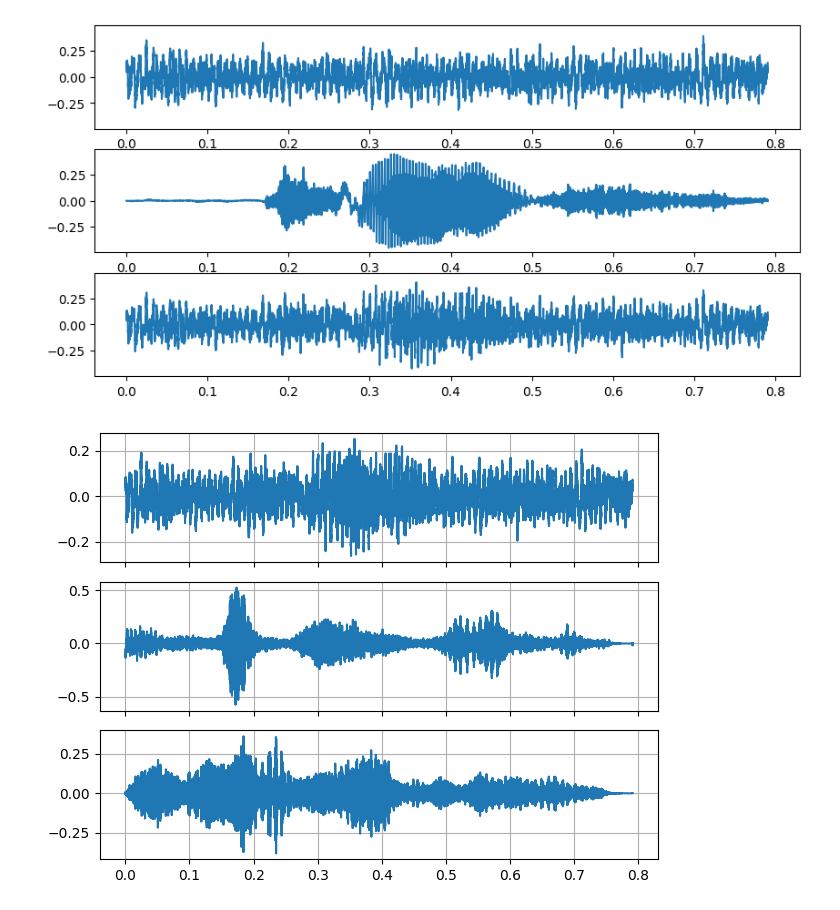
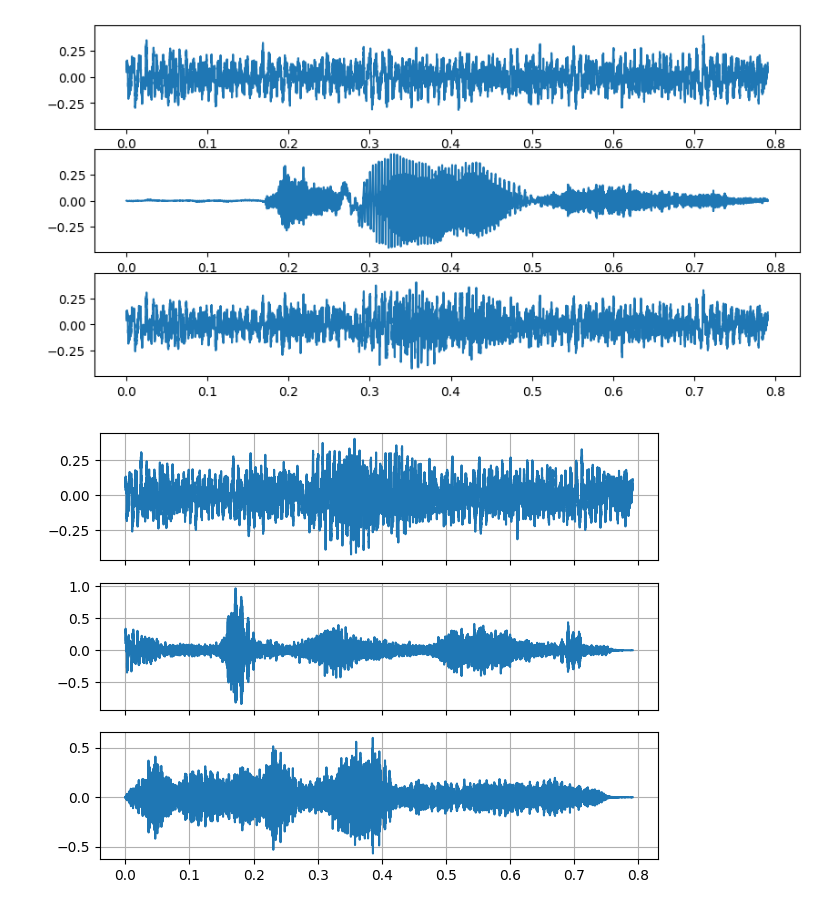
Before and after one commit to SavineMartens/NeuroVocSavine, a Jupyter notebook: experiments/paper_plots.ipynb, the cells around one changed output. Drawn from its saved outputs; the diff is of its cells as text; code cells hidden in the pictures.

```diff
--- a/experiments/paper_plots.ipynb
+++ b/experiments/paper_plots.ipynb
@@ -6,14 +6,13 @@ import librosa
 
 from IPython.display import Audio
 import matplotlib
+import scipy
 matplotlib.rcParams['pdf.fonttype'] = 42
 matplotlib.rcParams['ps.fonttype'] = 42
 
-from run_reconstruction import *
+from neurovoc import bruce, reconstruct, specres
 
-data_path = "/home/nobeljpde1/abt/src/abt/data/sounds"
-files = os.listdir(data_path)
-din026 = "/home/nobeljpde1/abt/fade_projects/din-bruce4/_corpus/train/tripletnoise/snr+10/rep02/026.wav"
+data_path = "../data"
 
 def get_spectrogram(y, sr, n_fft, hops):
     S = librosa.feature.melspectrogram(
@@ -514,5 +437,12 @@ plt.yscale("log")
 # %% [output]
 [figure]
 # %%
-res = reconstruct(choice, 0)
-orig_specres, reconstructed_specres, fs, *_ = res
+specres_choice_ng = specres(choice)
+reconstructed_specres = reconstruct(specres_choice_ng)
+
+bruce_choice_ng = bruce(choice)
+reconstructed_bruce = reconstruct(bruce_choice_ng)
+
+original, fs = librosa.load(choice, sr=44100)
+reconstructed_bruce = scipy.signal.resample(reconstructed_bruce, original.size)
+reconstructed_specres = scipy.signal.resample(reconstructed_specres, original.size)
@@ -600,7 +527,7 @@ def scale_to_target_dbfs(y, target_dbfs):
 
 # choice
 snr = -4
-noise = "/home/nobeljpde1/abt/data/tripletnoise.wav"
+noise = os.path.join(data_path, "din/tripletnoise.wav")
 noise_y, sr = librosa.load(noise, sr=None)
 choice_y, sr = librosa.load(choice, sr=sr)
 noise_seg = noise_y[100:100+ len(choice_y)]
@@ -624,18 +548,25 @@ orig_specres, reconstructed_specres, fs, *_ = res
 # %%
-res = reconstruct(filename, 1)
-orig_bruce, reconstructed_bruce, fs, *_ = res
+specres_choice_ng = specres(filename)
+reconstructed_specres = reconstruct(specres_choice_ng)
+
+bruce_choice_ng = bruce(filename)
+reconstructed_bruce = reconstruct(bruce_choice_ng)
+
+original, fs = librosa.load(filename, sr=44100)
+reconstructed_bruce = scipy.signal.resample(reconstructed_bruce, original.size)
+reconstructed_specres = scipy.signal.resample(reconstructed_specres, original.size)
 # %%
 f, (ax1, ax2, ax3) = plt.subplots(3,1, sharex=True)
-t = np.arange(len(orig_bruce)) / fs
-ax1.plot(t, orig_bruce)
+t = np.arange(len(original)) / fs
+ax1.plot(t, original)
 ax2.plot(t, reconstructed_bruce)
 ax3.plot(t, reconstructed_specres)
 
 for a in ax1, ax2, ax3:
     a.grid()
 plt.tight_layout()
 # %% [output]
-[figure, old version]
+[figure, new version]
 # %%
 f, axes = plt.subplots(2, 3, sharey="row", sharex=True, figsize=(13, 5), height_ratios=[1, 3])
 
```
Also changed, not shown: parts of 27 cells of this notebook, 6 other files.
